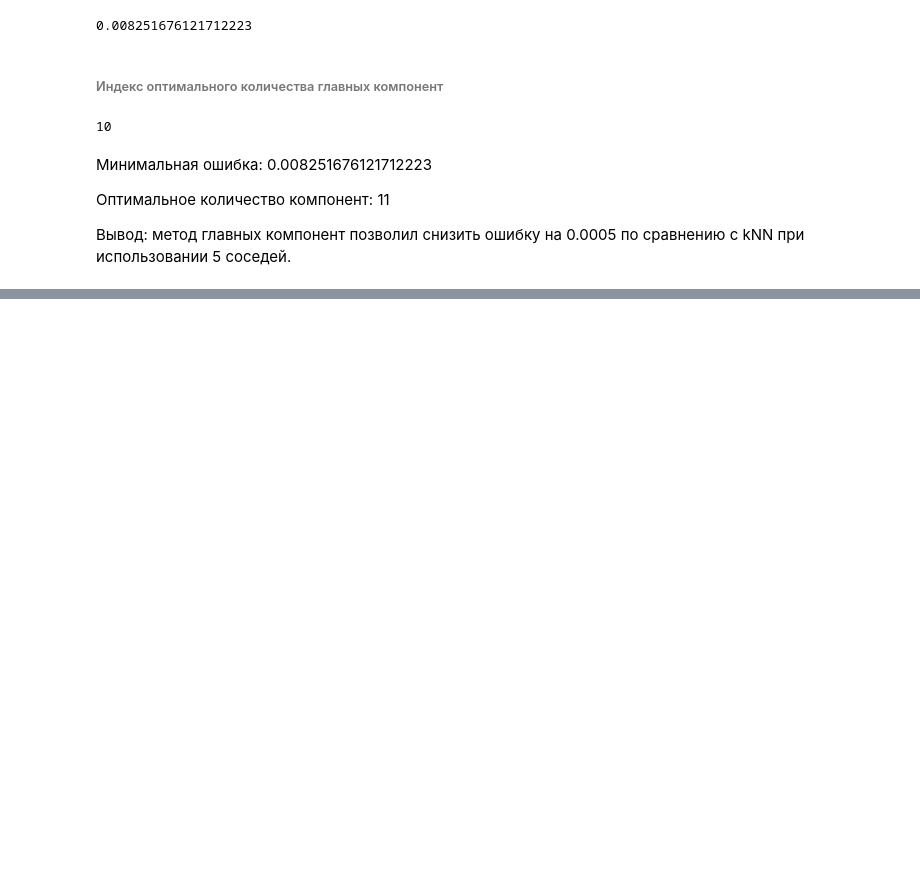
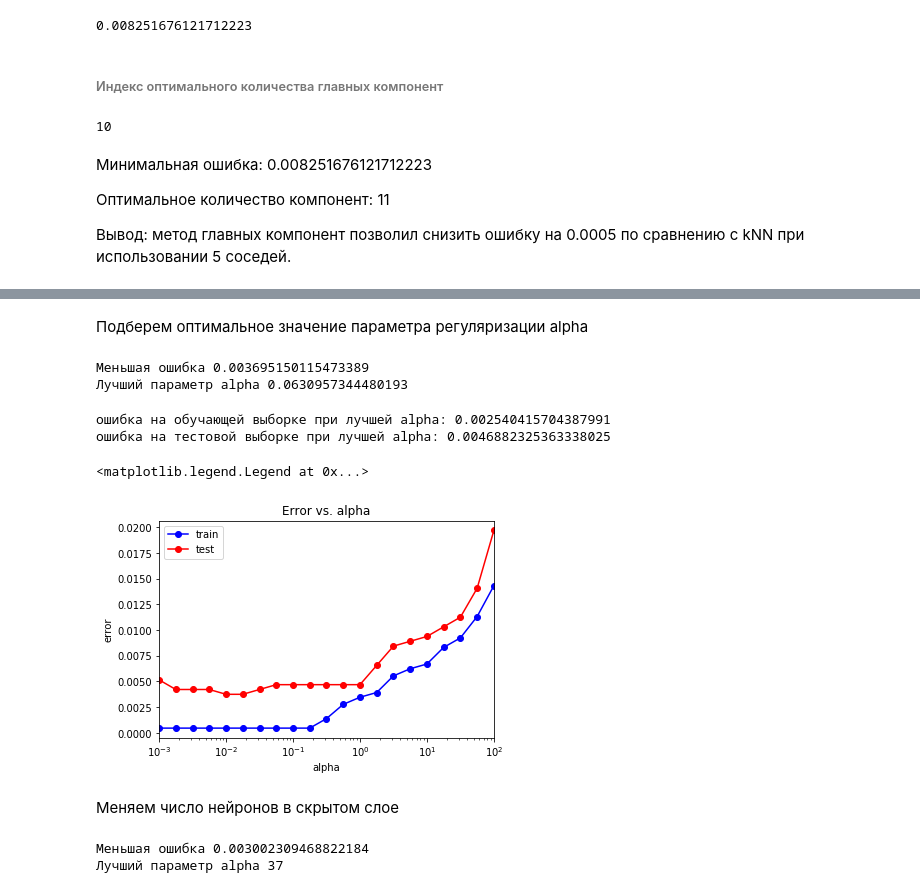
Before and after one commit to KSTconsult/MLearning, a Jupyter notebook: Lab1.ipynb, the cells around one changed output, grey strips where cells are left out. Cells and saved outputs as stored; diff of their text form; code cells hidden in the pictures; blank space fills up the shorter version.

```diff
--- a/Lab1.ipynb
+++ b/Lab1.ipynb
@@ -410,0 +451,3 @@ np.argmin(err_test_mas)
+# %%
+mlp_model = MLPClassifier(hidden_layer_sizes = (60, 10), solver = 'lbfgs', activation = 'logistic', random_state = 42)
+mlp_model.fit(X_train, y_train)
@@ -410,0 +477,40 @@ np.argmin(err_test_mas)
+# %% [markdown]
+Подберем оптимальное значение параметра регуляризации alpha
+# %%
+alpha_massive = np.logspace(-3, 3, 21)
+mlp = MLPClassifier(hidden_layer_sizes = (100,), solver='lbfgs', activation = 'logistic')
+
+grid = GridSearchCV(mlp, param_grid={"alpha": alpha_massive}, cv=5)
+grid.fit(X_train, y_train)
+
+best_cv_err = 1 - grid.best_score_
+best_alpha = grid.best_estimator_.alpha
+print("Меньшая ошибка " + str(best_cv_err))
+print("Лучший параметр alpha " + str(best_alpha))
+# %% [output]
+Меньшая ошибка 0.003695150115473389
+Лучший параметр alpha 0.0630957344480193
+# %%
+mlp = MLPClassifier(alpha = best_alpha)
+mlp.fit(X_train, y_train)
+err_train = np.mean(y_train != mlp.predict(X_train)) #ошибка на обуч. выборке
+err_test  = np.mean(y_test  != mlp.predict(X_test)) #ошибка на тесте
+
+print("ошибка на обучающей выборке при лучшей alpha: " + str(err_train))
+print("ошибка на тестовой выборке при лучшей alpha: " + str(err_test))
+# %% [output]
+ошибка на обучающей выборке при лучшей alpha: 0.002540415704387991
+ошибка на тестовой выборке при лучшей alpha: 0.0046882325363338025
+# %%
+alpha_arr = np.logspace(-3, 2, 21)
+test_err = []
+train_err = []
+for alpha in alpha_arr:
+    mlp_model = MLPClassifier(alpha = alpha, hidden_layer_sizes = (100,),
+                              solver = 'lbfgs', activation = 'logistic', random_state = 42)
+    mlp_model.fit(X_train, y_train)
+
+    y_train_pred = mlp_model.predict(X_train)
+    y_test_pred = mlp_model.predict(X_test)
+    train_err.append(np.mean(y_train != y_train_pred))
+    test_err.append(np.mean(y_test != y_test_pred))
@@ -410,0 +520,27 @@ np.argmin(err_test_mas)
+# %%
+plt.semilogx(alpha_arr, train_err, 'b-o', label = 'train')
+plt.semilogx(alpha_arr, test_err, 'r-o', label = 'test')
+plt.xlim([np.max(alpha_arr), np.min(alpha_arr)])
+plt.title('Error vs. alpha')
+plt.xlabel('alpha')
+plt.ylabel('error')
+plt.legend()
+# %% [output]
+<matplotlib.legend.Legend at 0x...>
+[figure, added]
+# %% [markdown]
+Меняем число нейронов в скрытом слое
+# %%
+neuron_massive = np.linspace(10, 100, 60, dtype = int)
+mlp = MLPClassifier(alpha = best_alpha, solver='lbfgs', activation = 'logistic')
+
+grid = GridSearchCV(mlp, param_grid={"hidden_layer_sizes": neuron_massive}, cv=5)
+grid.fit(X_train, y_train)
+
+best_cv_err = 1 - grid.best_score_
+best_neuron = grid.best_estimator_.hidden_layer_sizes
+print("Меньшая ошибка " + str(best_cv_err))
+print("Лучший параметр alpha " + str(best_neuron))
+# %% [output]
+Меньшая ошибка 0.003002309468822184
+Лучший параметр alpha 37
```
Also changed, not shown: parts of 29 cells of this notebook.
